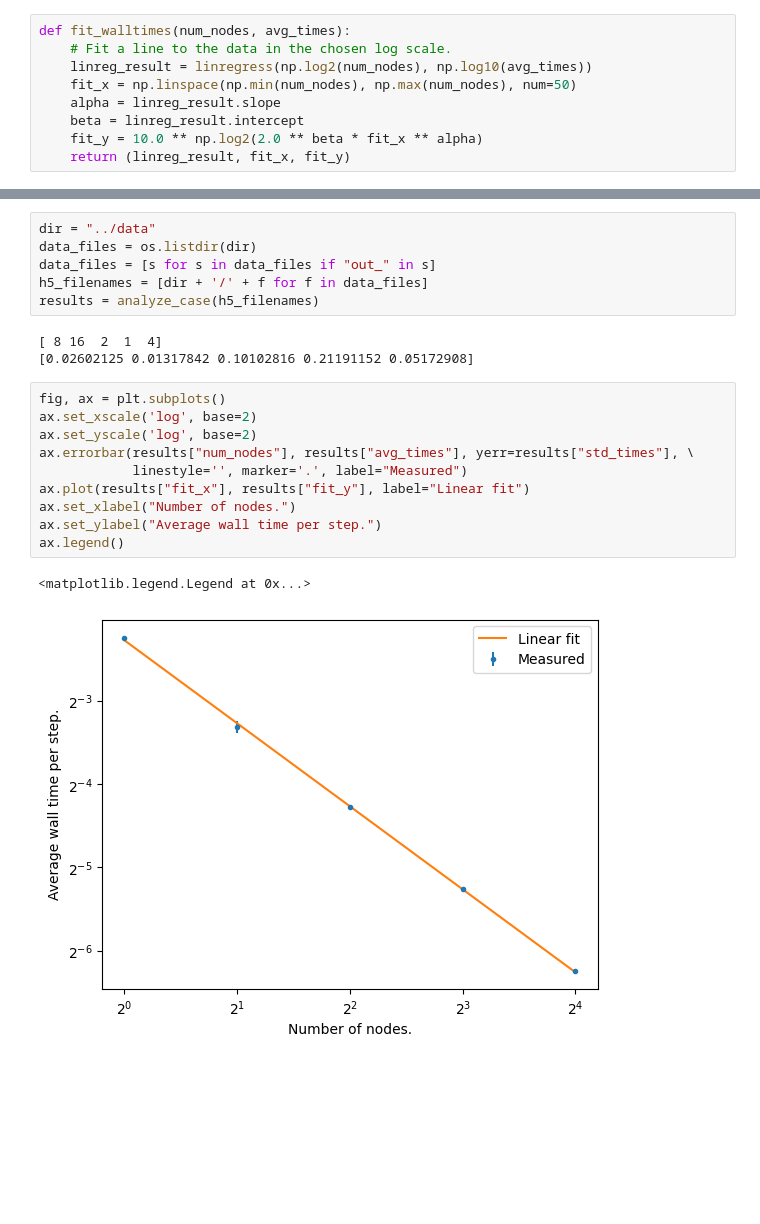
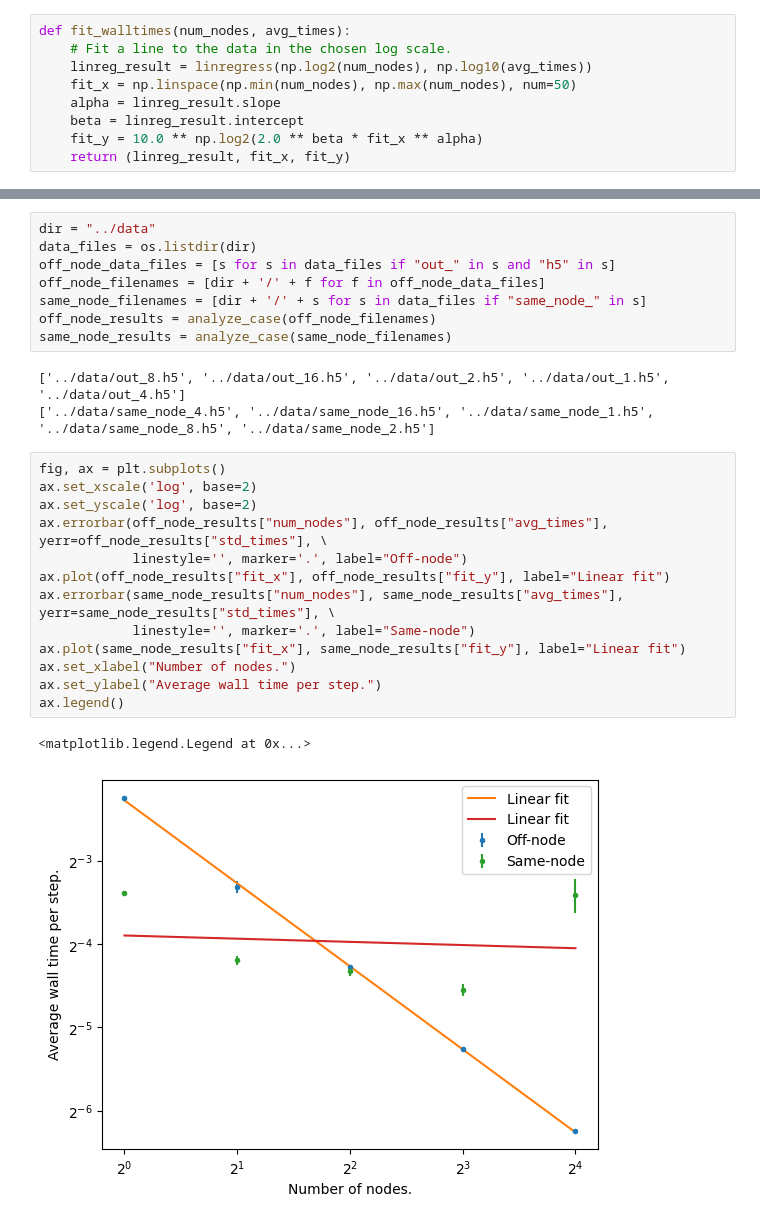
Before and after one commit to bdalfavero/wigner_parallel, a Jupyter notebook: scripts/node_scaling.ipynb, the cells around one changed output, grey strips where cells are left out. Cells and saved outputs as stored; diff of their text form; blank space fills up the shorter version.

Commit message:
Updated analysis to inlcude both on-node and off-node.

```diff
--- a/scripts/node_scaling.ipynb
+++ b/scripts/node_scaling.ipynb
@@ -59,22 +57,27 @@ def analyze_case(h5_filenames):
 # %%
 dir = "../data"
 data_files = os.listdir(dir)
-data_files = [s for s in data_files if "out_" in s]
-h5_filenames = [dir + '/' + f for f in data_files]
-results = analyze_case(h5_filenames)
+off_node_data_files = [s for s in data_files if "out_" in s and "h5" in s]
+off_node_filenames = [dir + '/' + f for f in off_node_data_files]
+same_node_filenames = [dir + '/' + s for s in data_files if "same_node_" in s]
+off_node_results = analyze_case(off_node_filenames)
+same_node_results = analyze_case(same_node_filenames)
 # %% [output]
-[ 8 16  2  1  4]
-[0.02602125 0.01317842 0.10102816 0.21191152 0.05172908]
+['../data/out_8.h5', '../data/out_16.h5', '../data/out_2.h5', '../data/out_1.h5', '../data/out_4.h5']
+['../data/same_node_4.h5', '../data/same_node_16.h5', '../data/same_node_1.h5', '../data/same_node_8.h5', '../data/same_node_2.h5']
 # %%
 fig, ax = plt.subplots()
 ax.set_xscale('log', base=2)
 ax.set_yscale('log', base=2)
-ax.errorbar(results["num_nodes"], results["avg_times"], yerr=results["std_times"], \
-            linestyle='', marker='.', label="Measured")
-ax.plot(results["fit_x"], results["fit_y"], label="Linear fit")
+ax.errorbar(off_node_results["num_nodes"], off_node_results["avg_times"], yerr=off_node_results["std_times"], \
+            linestyle='', marker='.', label="Off-node")
+ax.plot(off_node_results["fit_x"], off_node_results["fit_y"], label="Linear fit")
+ax.errorbar(same_node_results["num_nodes"], same_node_results["avg_times"], yerr=same_node_results["std_times"], \
+            linestyle='', marker='.', label="Same-node")
+ax.plot(same_node_results["fit_x"], same_node_results["fit_y"], label="Linear fit")
 ax.set_xlabel("Number of nodes.")
 ax.set_ylabel("Average wall time per step.")
 ax.legend()
 # %% [output]
 <matplotlib.legend.Legend at 0x...>
-[figure, old version]
+[figure, new version]
```
Also changed, not shown: parts of 1 cell of this notebook.
